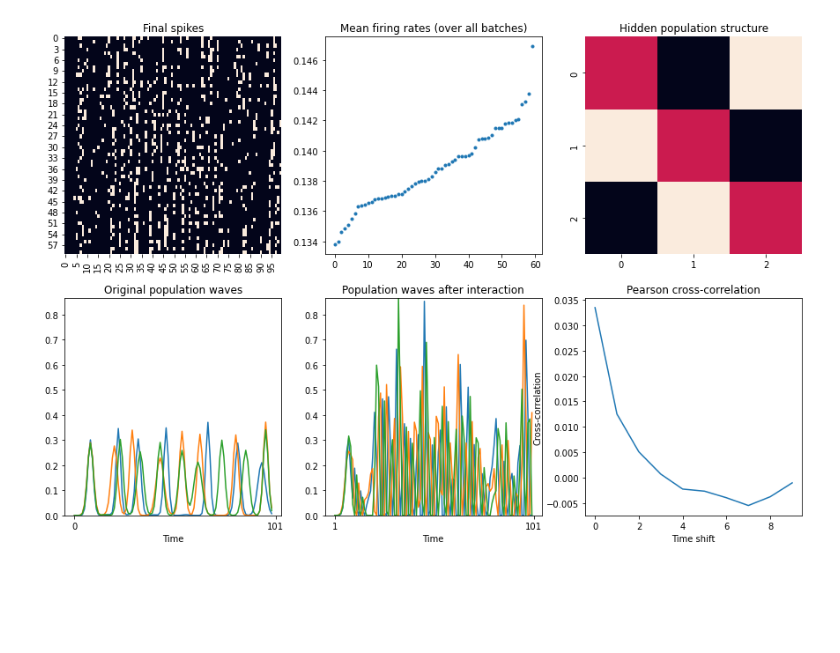
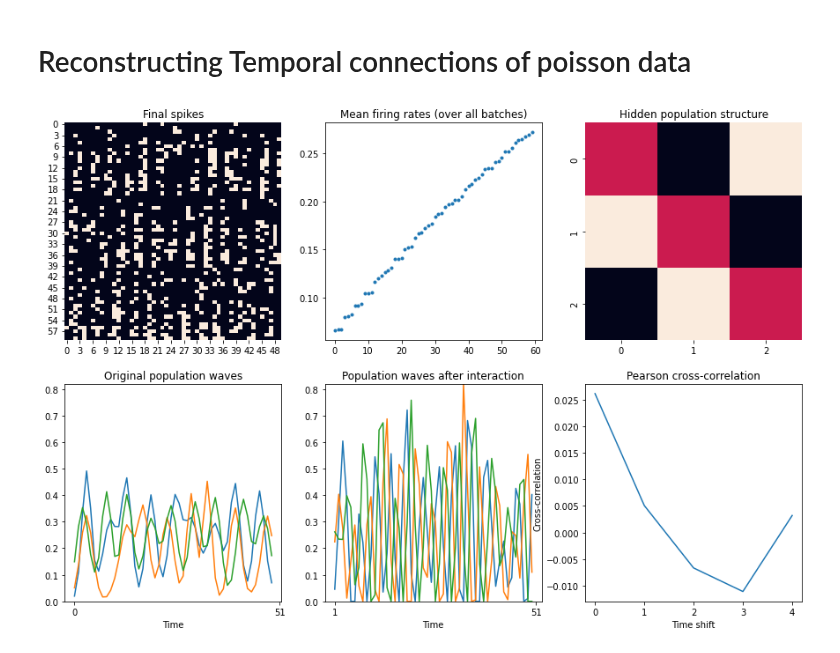
Before and after one commit to casperpeters/intern, a Jupyter notebook: notebooks/Poisson Temporally Connected Data/Reconstructing Temporal Connections.ipynb, the cells around one changed output. Saved outputs shown, nothing was run; the diff lists cells and outputs as text; code cells hidden in the pictures; blank space fills up the shorter version.

```diff
--- a/notebooks/Poisson Temporally Connected Data/Reconstructing Temporal Connections.ipynb
+++ b/notebooks/Poisson Temporally Connected Data/Reconstructing Temporal Connections.ipynb
@@ -1,3 +1,5 @@
+# %% [markdown]
+# Reconstructing Temporal connections of poisson data
 # %%
 import matplotlib.pyplot as plt
 import torch
@@ -9,26 +12,25 @@ from boltzmann_machines.cp_rtrbm import RTRBM
 # %%
+n_v = 60
 n_h = 3
-T=35000
-n_batches=1
+T = 50
+n_batches = 500
 delay = 1
-norm = 0.80
 temporal_connections = torch.tensor([
     [0, -1, 1],
     [1, 0, -1],
     [-1, 1, 0]
-]).float()/0.36
+]).float() * 2
 frequency_range = [5, 10]
 phase_range = [0, torch.pi]
 amplitude_range = [0.4, 0.5]
 gaus = PoissonTimeShiftedData(
-    neurons_per_population=20,
-    n_populations=n_h,
-    n_batches=n_batches, time_steps_per_batch=T,
+    neurons_per_population=n_v//n_h, n_populations=n_h, n_batches=n_batches, time_steps_per_batch=T,
     fr_mode='gaussian', delay=delay, temporal_connections=temporal_connections, norm=1,
-    frequency_range=frequency_range, amplitude_range=amplitude_range, phase_range=phase_range)
+    frequency_range=frequency_range, amplitude_range=amplitude_range, phase_range=phase_range
+)
 
-axes = gaus.plot_stats(T=100)
+axes = gaus.plot_stats()
 plt.show()
 # %% [output]
-[figure, old version]
+[figure, new version]
 # %%
```
Also changed, not shown: parts of 33 cells of this notebook, 1 other file.
